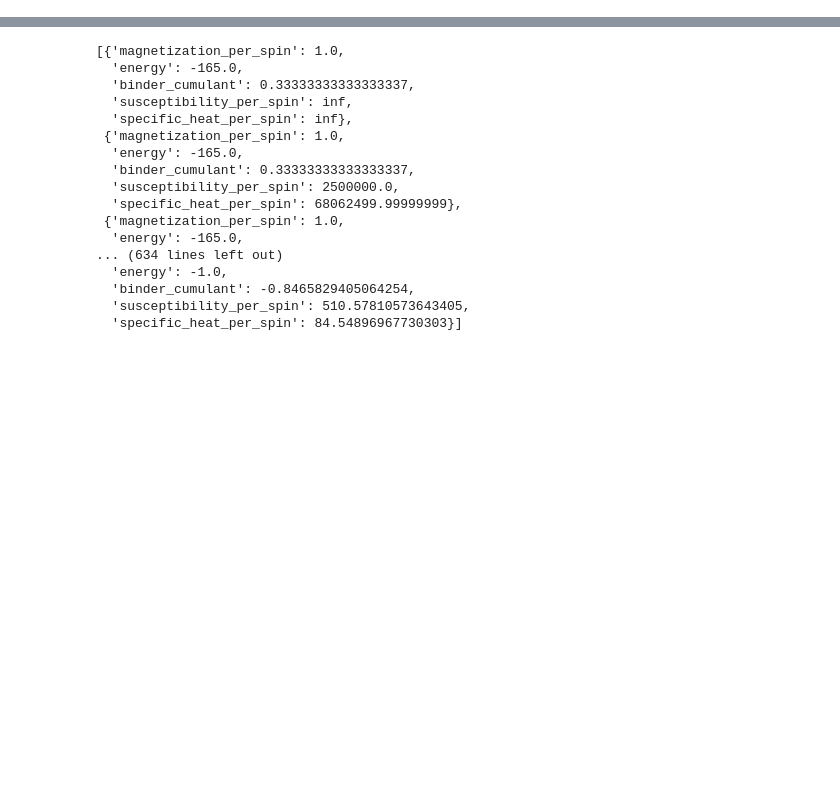
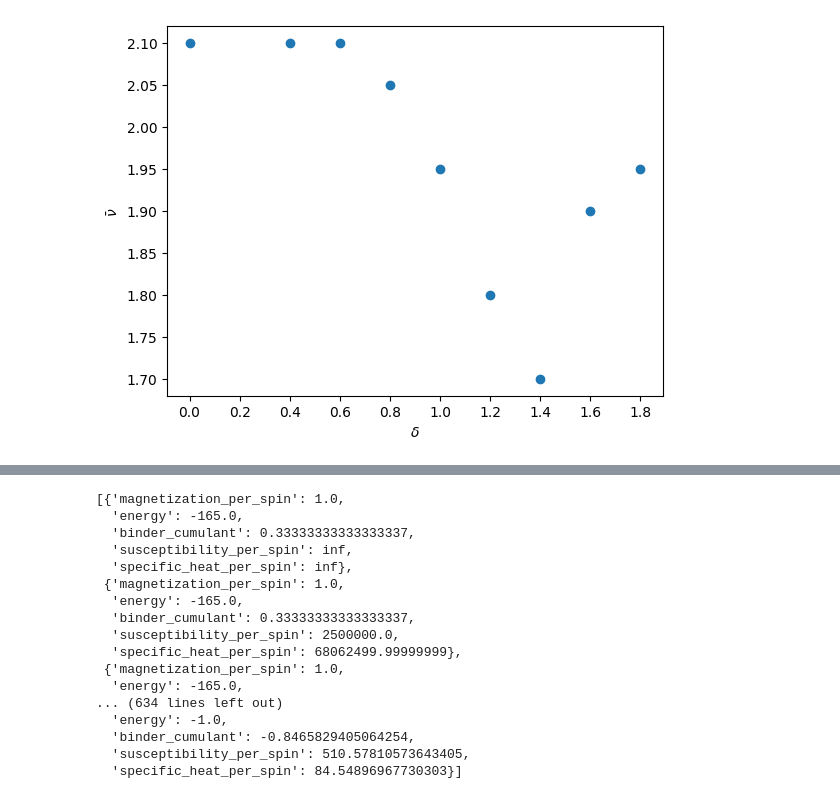
Before and after one commit to MatteoFalcioni/complex_networks, a Jupyter notebook: Python/sample.ipynb, the cells around one changed output, grey strips where cells are left out. Saved outputs shown, nothing was run; the diff lists cells and outputs as text; code cells hidden in the pictures; blank space fills up the shorter version.

```diff
--- a/Python/sample.ipynb
+++ b/Python/sample.ipynb
@@ -0,0 +17,16 @@
+# %%
+# Create the graph nuBar vs delta
+import matplotlib.pyplot as plt
+
+delta = [0, 0.4, 0.6, 0.8, 1.0, 1.2, 1.4, 1.6, 1.8]
+tc =  [2.1, 2.1, 2.1, 2.05,   1.95,   1.8, 1.7, 1.9, 1.95]
+
+
+plt.scatter(delta, tc)
+plt.xlabel(r'$\delta$')
+plt.ylabel(r'$\bar\nu$')
+plt.xticks([0, 0.2, 0.4, 0.6, 0.8, 1.0, 1.2, 1.4, 1.6, 1.8])
+
+plt.show()
+# %% [output]
+[figure, added]
```
Also changed, not shown: parts of 3 cells of this notebook, 8 other files.
